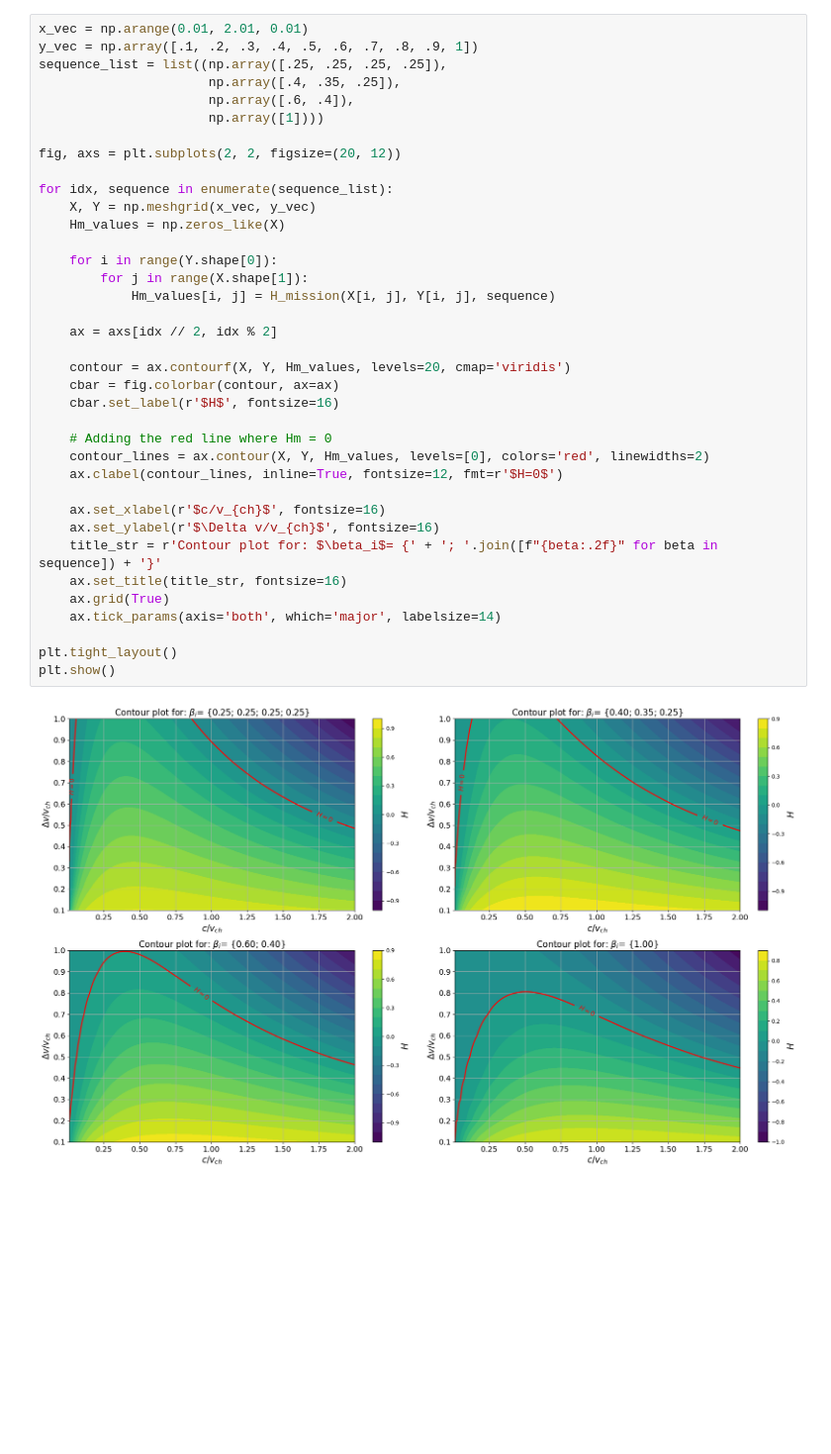
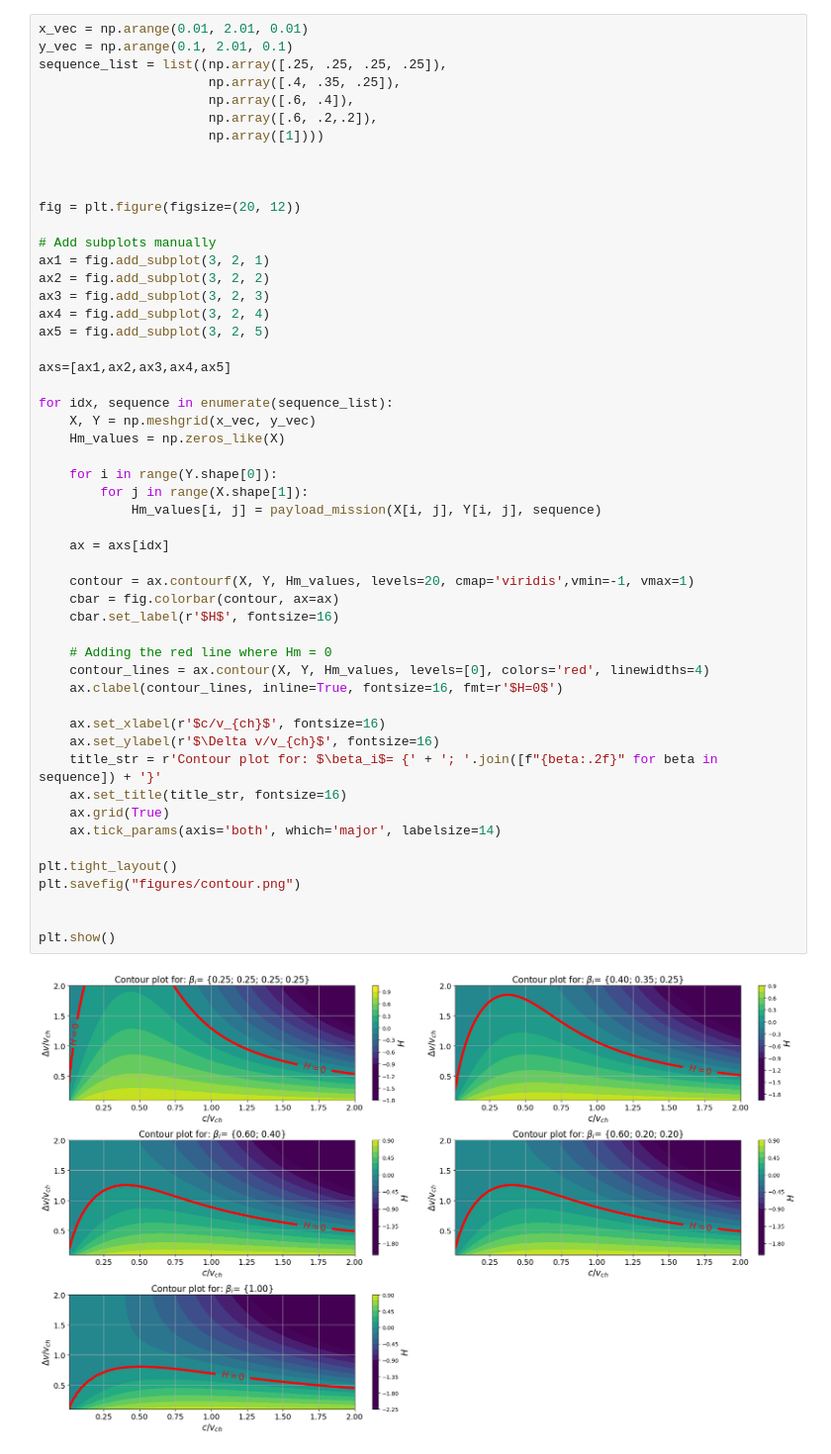
Before and after one commit to Rafid-Ben/Propulsion_optimization, a Jupyter notebook: refueling_metrics.ipynb, the cells around one changed output. Shown at 99% size. Cells and saved outputs as stored; diff of their text form; blank space fills up the shorter version.

```diff
--- a/refueling_metrics.ipynb
+++ b/refueling_metrics.ipynb
@@ -42,39 +138,54 @@ plt.legend()
 # %%
 x_vec = np.arange(0.01, 2.01, 0.01)
-y_vec = np.array([.1, .2, .3, .4, .5, .6, .7, .8, .9, 1])
+y_vec = np.arange(0.1, 2.01, 0.1)
 sequence_list = list((np.array([.25, .25, .25, .25]),
                       np.array([.4, .35, .25]),
                       np.array([.6, .4]),
+                      np.array([.6, .2,.2]),
                       np.array([1])))
 
-fig, axs = plt.subplots(2, 2, figsize=(20, 12))
+
+
+fig = plt.figure(figsize=(20, 12))
+
+# Add subplots manually
+ax1 = fig.add_subplot(3, 2, 1)
+ax2 = fig.add_subplot(3, 2, 2)
+ax3 = fig.add_subplot(3, 2, 3)
+ax4 = fig.add_subplot(3, 2, 4)
+ax5 = fig.add_subplot(3, 2, 5)
+
+axs=[ax1,ax2,ax3,ax4,ax5]
 
 for idx, sequence in enumerate(sequence_list):
     X, Y = np.meshgrid(x_vec, y_vec)
     Hm_values = np.zeros_like(X)
 
     for i in range(Y.shape[0]):
         for j in range(X.shape[1]):
-            Hm_values[i, j] = H_mission(X[i, j], Y[i, j], sequence)
+            Hm_values[i, j] = payload_mission(X[i, j], Y[i, j], sequence)
 
-    ax = axs[idx // 2, idx % 2]
+    ax = axs[idx]
 
-    contour = ax.contourf(X, Y, Hm_values, levels=20, cmap='viridis')
+    contour = ax.contourf(X, Y, Hm_values, levels=20, cmap='viridis',vmin=-1, vmax=1)
     cbar = fig.colorbar(contour, ax=ax)
     cbar.set_label(r'$H$', fontsize=16)
 
     # Adding the red line where Hm = 0
-    contour_lines = ax.contour(X, Y, Hm_values, levels=[0], colors='red', linewidths=2)
-    ax.clabel(contour_lines, inline=True, fontsize=12, fmt=r'$H=0$')
+    contour_lines = ax.contour(X, Y, Hm_values, levels=[0], colors='red', linewidths=4)
+    ax.clabel(contour_lines, inline=True, fontsize=16, fmt=r'$H=0$')
 
     ax.set_xlabel(r'$c/v_{ch}$', fontsize=16)
     ax.set_ylabel(r'$\Delta v/v_{ch}$', fontsize=16)
     title_str = r'Contour plot for: $\beta_i$= {' + '; '.join([f"{beta:.2f}" for beta in sequence]) + '}'
     ax.set_title(title_str, fontsize=16)
     ax.grid(True)
     ax.tick_params(axis='both', which='major', labelsize=14)
 
 plt.tight_layout()
+plt.savefig("figures/contour.png")
+
+
 plt.show()
 # %% [output]
-[figure, old version]
+[figure, new version]
```
Also changed, not shown: parts of 27 cells of this notebook, 4 other files.
